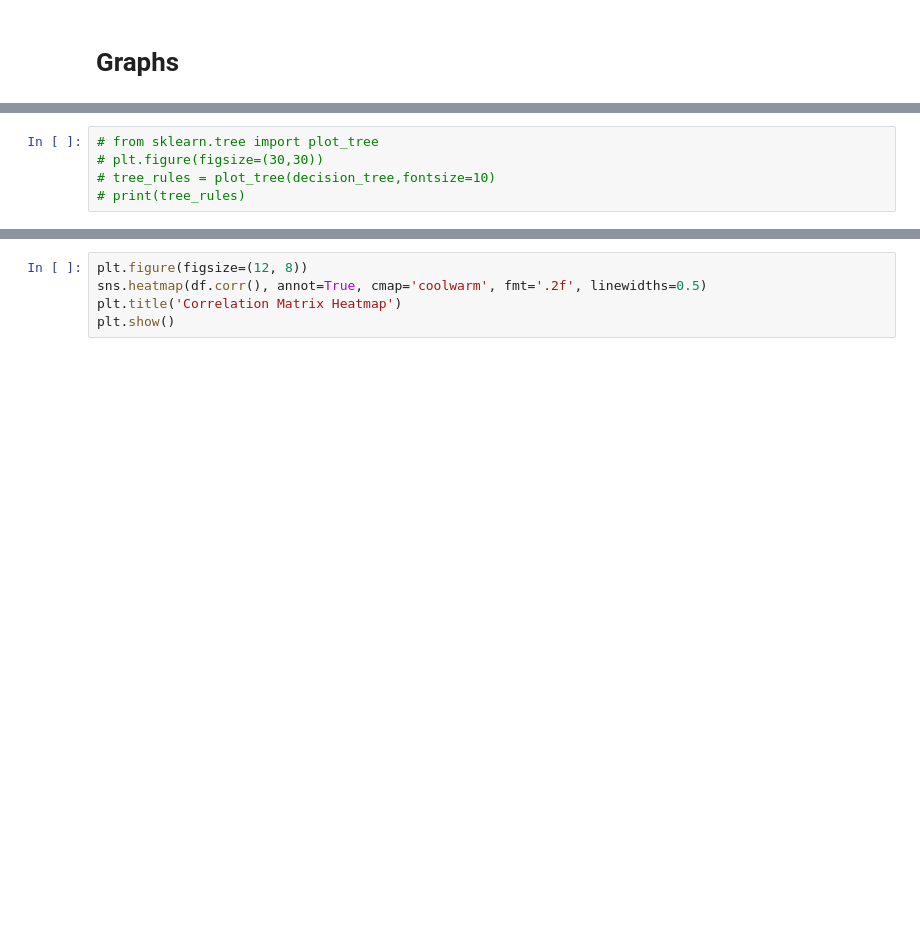
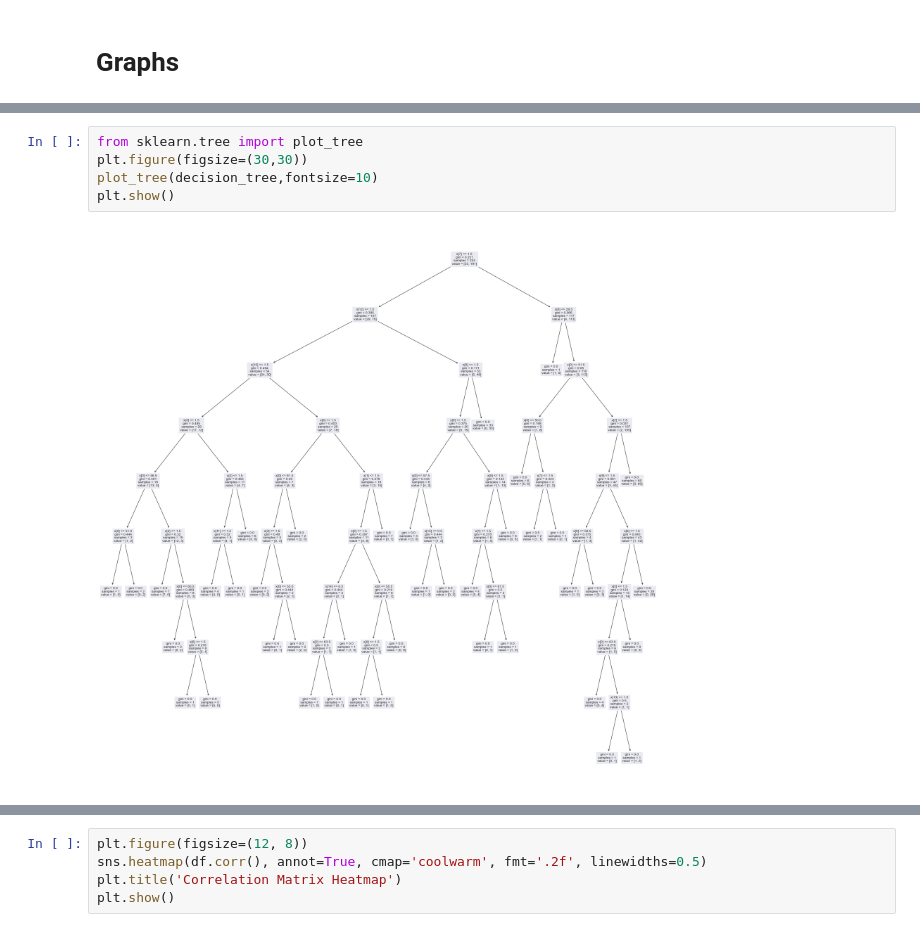
Before and after one commit to Rohithk2003/LungCancerPrediction, a Jupyter notebook: first.ipynb, the cells around one changed output, grey strips where cells are left out. Saved outputs shown, nothing was run; the diff lists cells and outputs as text; blank space fills up the shorter version.

```diff
--- a/first.ipynb
+++ b/first.ipynb
@@ -254,8 +473,10 @@ plt.show()
 # %%
-# from sklearn.tree import plot_tree
-# plt.figure(figsize=(30,30))
-# tree_rules = plot_tree(decision_tree,fontsize=10)
-# print(tree_rules)
+from sklearn.tree import plot_tree
+plt.figure(figsize=(30,30))
+plot_tree(decision_tree,fontsize=10)
+plt.show()
+# %% [output]
+[figure, added]
 # %%
 y_true_lr = y_test
 y_scores_lr = logistic_regression_pred
```
Also changed, not shown: parts of 44 cells of this notebook, 12 other files.
